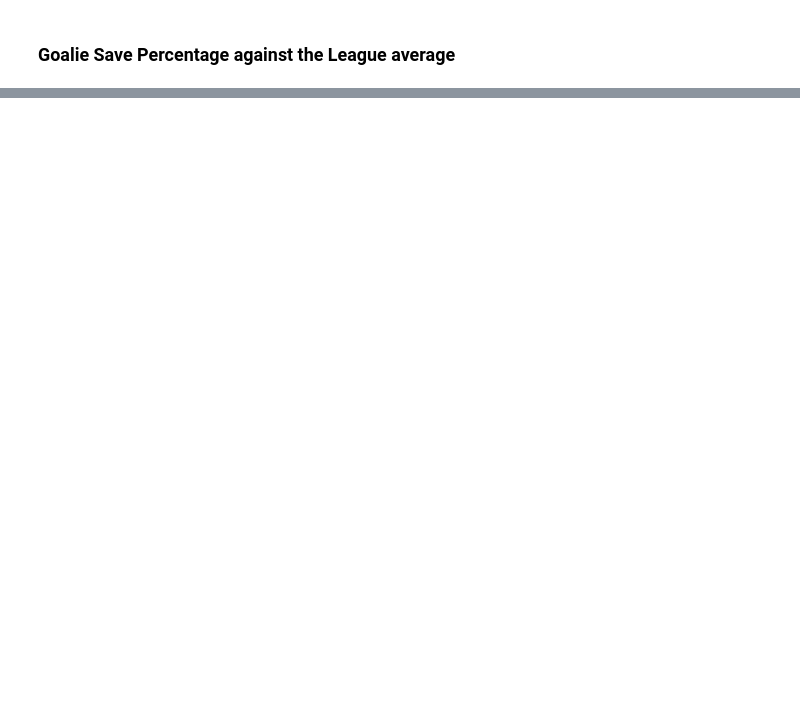
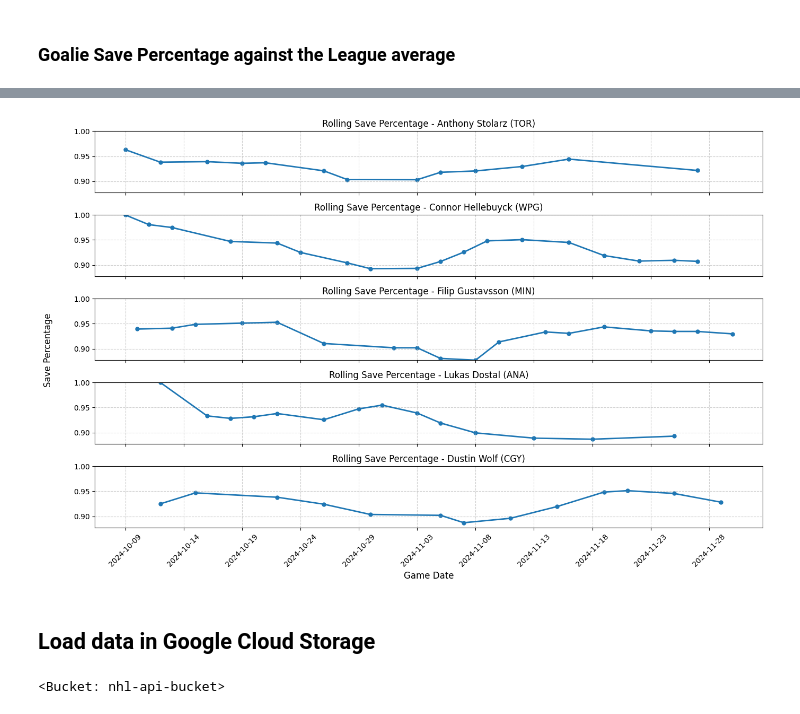
Before and after one commit to eugene-petrov-me/myprojects, a Jupyter notebook: dev/nhl-api/nhl-api.ipynb, the cells around one changed output, grey strips where cells are left out. Drawn from its saved outputs; the diff is of its cells as text; code cells hidden in the pictures; blank space fills up the shorter version.

```diff
--- a/dev/nhl-api/nhl-api.ipynb
+++ b/dev/nhl-api/nhl-api.ipynb
@@ -1437,2 +1419,2 @@ memory usage: 7.4+ KB
 # %%
-top10_goalies_save_pct_logs = top10_goalies_save_pct_logs.astype({'gameDate': 'datetime64[s]'})
+top5_goalies_save_pct_logs = top5_goalies_save_pct_logs.astype({'gameDate': 'datetime64[s]'})
@@ -1439,21 +1437,18 @@ top10_goalies_save_pct_logs = top10_goalies_save_pct_logs.astype({'gameDate': 'd
 # %%
-all_dates = pd.date_range(start=top10_goalies_save_pct_logs['gameDate'].min(), end=top10_goalies_save_pct_logs['gameDate'].max())
+all_dates = pd.date_range(start=top5_goalies_save_pct_logs['gameDate'].min(), end=top5_goalies_save_pct_logs['gameDate'].max())
 # %%
 aligned_data = []
 
-for id, group in top10_goalies_save_pct_logs.groupby('id'):
+for id, group in top5_goalies_save_pct_logs.groupby('id'):
     group = group.set_index('gameDate').reindex(all_dates)
     group['id'] = id
+    group['rollingSavePercent'] = group['rollingSavePercent'].interpolate(limit_area='inside')
     aligned_data.append(group)
 
-top10_goalies_save_pct_logs_aligned = pd.concat(aligned_data)
+top5_goalies_save_pct_logs_aligned = pd.concat(aligned_data)
 
-top10_goalies_save_pct_logs_aligned = top10_goalies_save_pct_logs_aligned.reset_index().rename(columns={'index':'gameDate'})
+top5_goalies_save_pct_logs_aligned = top5_goalies_save_pct_logs_aligned.reset_index().rename(columns={'index':'gameDate'})
 
-top10_goalies_save_pct_logs_aligned['rollingSavePercent'] = (
-    top10_goalies_save_pct_logs_aligned['rollingSavePercent'].interpolate()
+top5_goalies_save_pct_logs_aligned['label'] = (
+    top5_goalies_save_pct_logs_aligned['label'].dropna()
 )
-
-top10_goalies_save_pct_logs_aligned['label'] = (
-    top10_goalies_save_pct_logs_aligned['label'].dropna()
-)
@@ -1484,0 +1464,50 @@ plt.show()
+# %%
+# Determine global Y-axis limits
+y_min = top5_goalies_save_pct_logs_aligned['rollingSavePercent'].min()
+y_max = top5_goalies_save_pct_logs_aligned['rollingSavePercent'].max()
+
+fig, axes = plt.subplots(nrows=5, ncols=1, figsize=(14, 10), sharex=True)
+
+# Iterate over subplots and goalie data
+for ax, (id, group) in zip(axes, top5_goalies_save_pct_logs_aligned.groupby('id')):
+    group_label = group['label'][group['label'].notnull()].unique()[0]
+
+    # Line plot for rolling save percentage
+    ax.plot(
+        group['gameDate'],
+        group['rollingSavePercent'],
+        label=group_label,
+        linewidth=2
+    )
+
+    # Scatter plot for save percentage points
+    ax.scatter(
+        group.loc[group['savePercent'].notna()]['gameDate'],
+        group.loc[group['savePercent'].notna()]['rollingSavePercent'],
+        marker='.',
+        linewidths=3
+    )
+
+    # Title, grid, and set uniform Y-axis limits
+    ax.set_title(f"Rolling Save Percentage - {group_label}", fontsize=12)
+    ax.grid(True, linestyle='--', alpha=0.6)
+    ax.set_ylim(y_min, y_max)  # Set consistent Y limits
+
+# Global settings
+axes[-1].set_xlabel('Game Date', fontsize=12)  # Add X-axis label only to the last subplot
+
+# Global Y-axis label placed outside the chart area
+fig.text(0.02, 0.5, 'Save Percentage', va='center', rotation='vertical', fontsize=12)
+
+# Set uniform X ticks and format
+xticks = top5_goalies_save_pct_logs_aligned['gameDate'].unique()  # Get unique X values
+axes[-1].set_xticks(xticks[::5])  # Use every 5th tick for clarity
+axes[-1].tick_params(axis='x', rotation=45)
+
+# Adjust layout
+plt.tight_layout(rect=[0.05, 0.05, 1, 0.95])  # Add padding for labels
+plt.show()
+# %% [output]
+[figure, added]
+# %% [markdown]
+## Load data in Google Cloud Storage
@@ -1484,0 +1521,4 @@ plt.show()
+# %%
+client.get_bucket('nhl-api-bucket')
+# %% [output]
+<Bucket: nhl-api-bucket>
```
Also changed, not shown: parts of 65 cells of this notebook, 3 other files.
